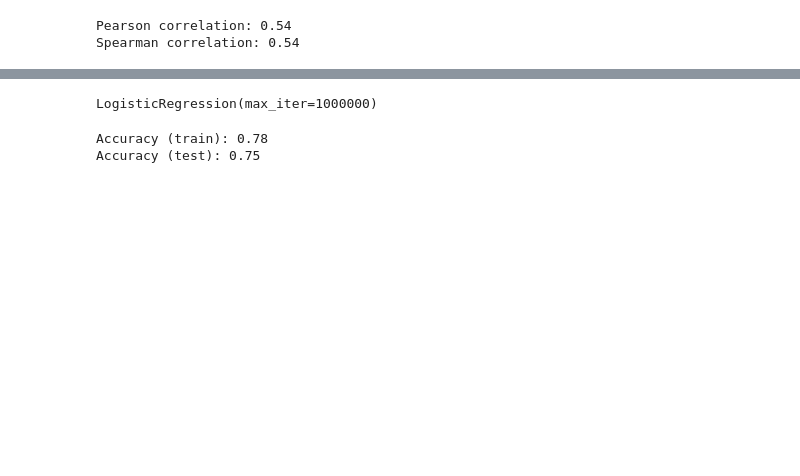
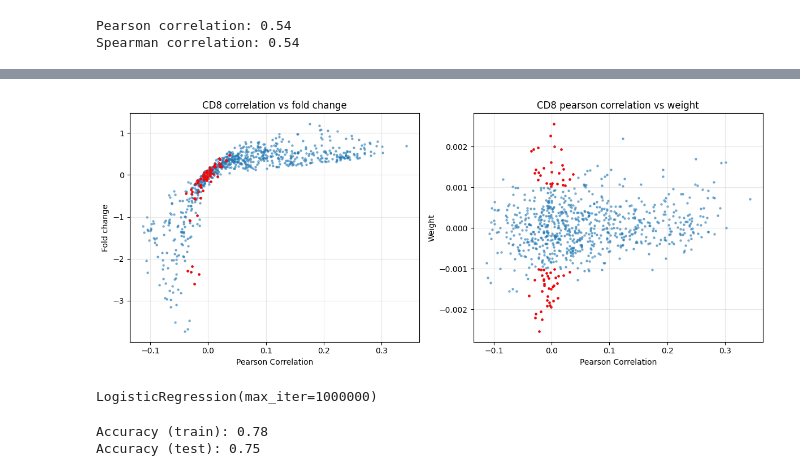
Before and after one commit to GeNeHetX/MALDI-balanced, a Jupyter notebook: linear_models.ipynb, the cells around one changed output, grey strips where cells are left out. Saved outputs shown, nothing was run; the diff lists cells and outputs as text; code cells hidden in the pictures; blank space fills up the shorter version.

```diff
--- a/linear_models.ipynb
+++ b/linear_models.ipynb
@@ -135,0 +217,8 @@ Spearman correlation: 0.54
+# %%
+# Extract the peaks with a low correlations and high weights
+non_cd8_signal = np.array([(np.abs(cd8_peaks['corr_pearson']) < 0.04) & (np.abs(cd8_peaks['weight']) > 0.001)])[0]
+
+# Compute how many peaks are in the non_cd8_signal
+print(f"Number of peaks with low correlations and high weights: {np.sum(non_cd8_signal)}")
+
+cd8_peaks.loc[non_cd8_signal]
@@ -136,3 +278,25 @@ Spearman correlation: 0.54
+# %%
+fig, ax = plt.subplots(1, 2, figsize=(12, 5), tight_layout=True)
+ax = ax.flatten()
+
+ax[0].scatter(cd8_peaks['corr_pearson'], cd8_peaks['fold_change'], alpha=0.5, s=5)
+ax[0].scatter(cd8_peaks['corr_pearson'][non_cd8_signal], cd8_peaks['fold_change'][non_cd8_signal], s=5, color='red')
+
+ax[0].set_title("CD8 correlation vs fold change")
+ax[0].set_xlabel("Pearson Correlation")
+ax[0].set_ylabel("Fold change")
+ax[0].grid(alpha=0.3)
+
+ax[1].scatter(cd8_peaks['corr_pearson'], cd8_peaks['weight'], alpha=0.5, s=5)
+ax[1].scatter(cd8_peaks['corr_pearson'][non_cd8_signal], cd8_peaks['weight'][non_cd8_signal], s=5, color='red')
+ax[1].set_title("CD8 pearson correlation vs weight")
+ax[1].set_xlabel("Pearson Correlation")
+ax[1].set_ylabel("Weight")
+ax[1].grid(alpha=0.3)
+
+plt.show()
+# %% [output]
+[figure, added]
 # %%
 # Adjust the y values to be binary
 y_train = y_train > threshold['Density_CD8']
```
Also changed, not shown: parts of 19 cells of this notebook.
